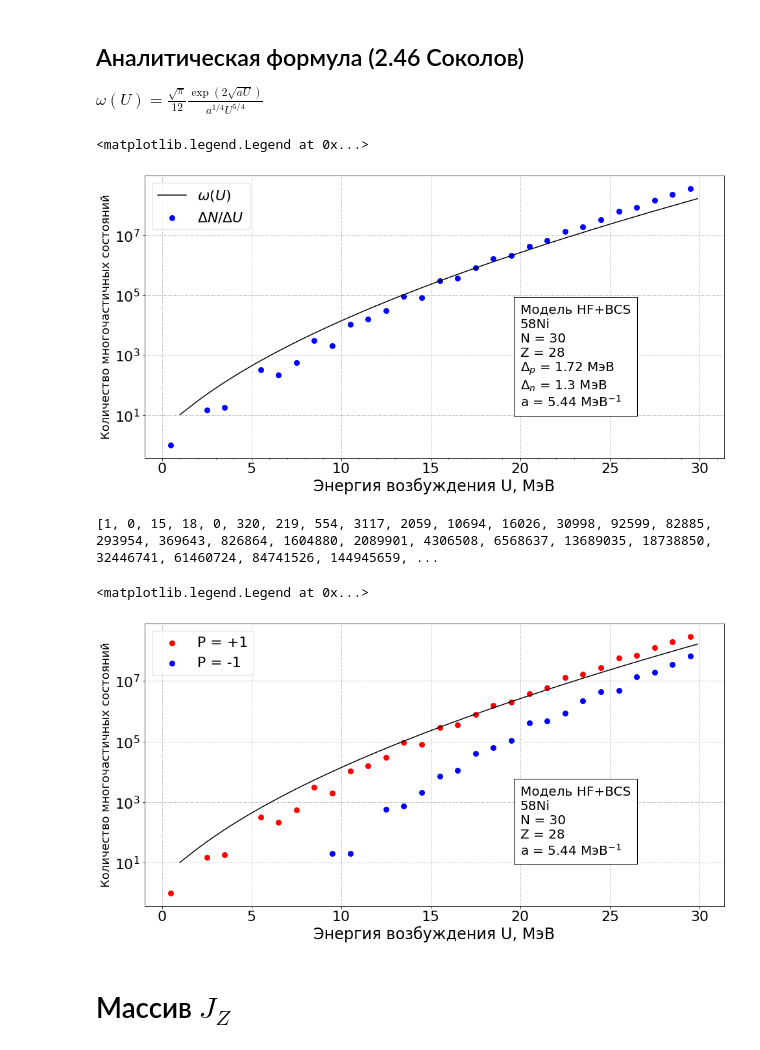
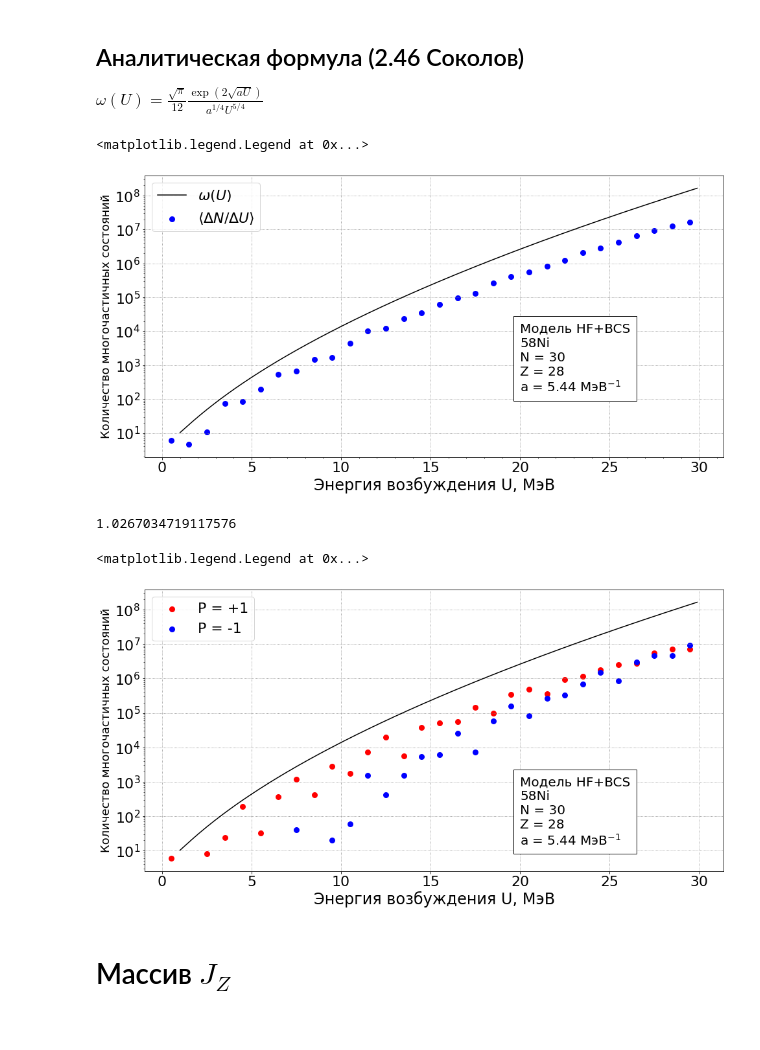
Before and after one commit to leonidtrofimov001/Level-Density, a Jupyter notebook: project_pairing HF_BCS.ipynb, the cells around one changed output. Cells and saved outputs as stored; diff of their text form; code cells hidden in the pictures.

```diff
--- a/project_pairing HF_BCS.ipynb
+++ b/project_pairing HF_BCS.ipynb
@@ -91,8 +92,9 @@ import re
 # %%
 nucleus = '58Ni'
 U = 30
-file = 'SLy4/Ni58_SGII (1).1'
+file = 'SLy4/Ni58_BCSd/Ni58_SLy4.1'
 pairs_2Delta = False # True of False
+new_Delta_flag = False
 # %%
 # Определение массового числа [A], числа протонов [N_p] и нейтронов [N_n] из [nucleus]
 
@@ -147,7 +149,7 @@ for line in p_lines:
         proton_nstates += 1
         proton_energies.append(float(line[3]))
         proton_j2.append(j2)
-        proton_allocation.append(line[5])
+        proton_allocation.append(float(line[5])/(j2+1))
         proton_parity.append((1,-1)[int(float(line[1]))%2])
 
     for i in range(int((j2+1)/2)):
@@ -171,7 +173,7 @@ for line in n_lines:
         neutron_nstates += 1
         neutron_energies.append(float(line[3]))
         neutron_j2.append(j2)
-        neutron_allocation.append(line[5])
+        neutron_allocation.append(float(line[5])/(j2+1))
         neutron_parity.append((1,-1)[int(float(line[1]))%2])
 
     for i in range(int((j2+1)/2)):
@@ -675,13 +697,26 @@ smoothing = 3
 dN_over_dU_arr_smooth = []
 U_axis_smooth = []
 
-for i in range(len(dN_over_dU_arr)-smoothing+1):
+# for i in range(1, len(Jz_array_parityP)-smoothing+2):
+#     Jz_array_parityP_smooth[i] = 0
+#     Jz_array_parityN_smooth[i] = 0
+#     for j in range(0, smoothing):
+#         Jz_array_parityP_smooth[i] += np.array(Jz_array_parityP[i-1+j])
+#         Jz_array_parityN_smooth[i] += np.array(Jz_array_parityN[i-1+j])
+#     Jz_array_parityP_smooth[i] = list(np.int64(Jz_array_parityP_smooth[i]/smoothing))
+#     Jz_array_parityN_smooth[i] = list(np.int64(Jz_array_parityN_smooth[i]/smoothing))
+
+dN_over_dU_arr_smooth.append(dN_over_dU_arr[0])
+
+for i in range(1, len(dN_over_dU_arr)-smoothing+2):
 
     aver_value = 0
-    aver_axis = 0
+    # aver_axis = 0
     for j in range(smoothing):
-        aver_value += dN_over_dU_arr[i+j]
-        aver_axis += U_axis[i+j]
+        aver_value += dN_over_dU_arr[i-1+j]
+        # aver_axis += U_axis[i+j]
 
     dN_over_dU_arr_smooth.append(aver_value/smoothing)
-    U_axis_smooth.append(aver_axis/smoothing)
+    # U_axis_smooth.append(aver_axis/smoothing)
+
+dN_over_dU_arr_smooth.append(dN_over_dU_arr[-1])
@@ -774,43 +813,46 @@ fig, graph = plt.subplots(figsize=(16, 8))
 
 # dN_over_dU_arr_OSC58Ni = [6, 0, 24, 8, 224, 67, 1345, 620, 3232, 5120, 20317, 17872, 43816, 107376, 150712, 309314, 529284, 1007912, 1178196, 3021540]
 # graph.scatter(U_axis, dN_over_dU_arr_OSC58Ni, linewidths=3, color='r' )
 
 graph.set_xlabel("Энергия возбуждения U, МэВ", fontsize=24) # fontweight="bold"
 graph.set_ylabel(f"Количество многочастичных состояний", fontsize=18)
 
 plt.rcParams.update({'font.size': 22})
 
 # graph.xaxis.set_major_locator(ticker.MultipleLocator(2))
 graph.yaxis.set_major_locator(ticker.MultipleLocator(1))
 graph.grid(which='major', color='gray', linestyle=':')
 graph.minorticks_on()
 # graph.grid(which='minor', axis='both', color='gray', linestyle=':')
 
 graph.plot(Sokolov_246_formula_range, Sokolov_246_formula_values, 'k', label='$\omega(U)$')
-graph.scatter(U_axis, dN_over_dU_arr, linewidths=3, color='blue', label='$\Delta N / \Delta U$' )
+# graph.scatter(U_axis, dN_over_dU_arr, linewidths=3, color='blue', label='$\Delta N / \Delta U$' )
 
 # graph.scatter(U_axis, dN_over_dU_arr_smooth_erf, linewidths=3, color='red', label='Формула (21) в 2013 Uhrenholt')
-# graph.scatter(U_axis_smooth, dN_over_dU_arr_smooth, linewidths=3, color='red', label='Среднее по 3 точкам' )
+graph.scatter(U_axis, dN_over_dU_arr_smooth, linewidths=3, color='blue', label='$\langle \Delta N / \Delta U \\rangle$' )
 
 graph.set_yscale('log')
 
-textHeight = math.log(max(dN_over_dU_arr) / 2)
+textHeight = math.log(max(dN_over_dU_arr) )*1e1
 graph.text(20, textHeight, f'Модель HF+BCS\n'
                     f'{A}Ni\n'
                     f'N = {N_n}\n'
                     f'Z = {N_p}\n'
-                    f'$\Delta_p$ = {round(DP, ndigits=2)} МэВ\n'
-                    f'$\Delta_n$ = {round(DN, ndigits=2)} МэВ\n'
                     f'a = {a} МэВ${{}}^{{-1}}$',
            bbox={'facecolor': 'white', 'alpha': 1, 'pad': 10}, fontsize=20)
 graph.legend()
+
+                    # f'$\Delta_p$ = {round(DP, ndigits=2)} МэВ\n'
+                    # f'$\Delta_n$ = {round(DN, ndigits=2)} МэВ\n'
+
+# Рассеять по энергетическому интервалу
 # %% [output]
 <matplotlib.legend.Legend at 0x...>
-[figure, old version]
+[figure, new version]
-# %%
-print(dN_over_dU_arr)
-# %% [output]
-[1, 0, 15, 18, 0, 320, 219, 554, 3117, 2059, 10694, 16026, 30998, 92599, 82885, 293954, 369643, 826864, 1604880, 2089901, 4306508, 6568637, 13689035, 18738850, 32446741, 61460724, 84741526, 144945659, ...
+# %%
+(sum(dN_over_dU_arr_smooth) + dN_over_dU_arr[0] + dN_over_dU_arr[-1])/sum(dN_over_dU_arr)
+# %% [output]
+1.0267034719117576
 # %%
 fig, graph = plt.subplots(figsize=(16, 8))
 
@@ -840,7 +882,7 @@ graph.text(20, textHeight, f'Модель HF+BCS\n'
 graph.legend()
 # %% [output]
 <matplotlib.legend.Legend at 0x...>
-[figure, old version]
+[figure, new version]
 # %% [markdown]
 # Массив $J_Z$
 # %%
```
Also changed, not shown: parts of 21 cells of this notebook.
